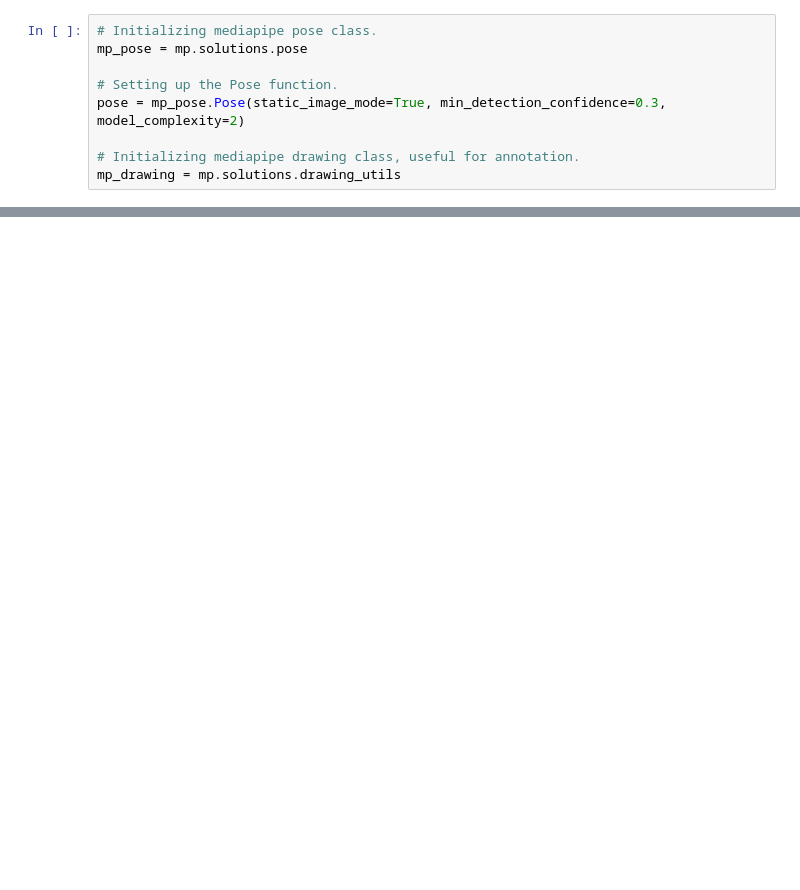
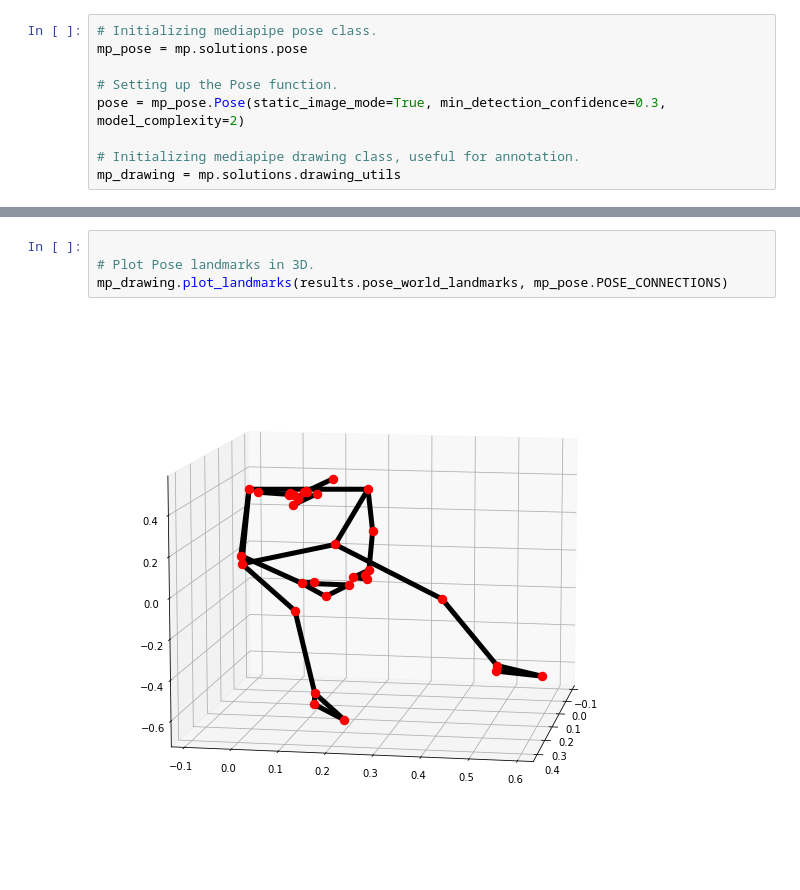
Before and after one commit to rakiiibul/Classification-of-work-out-pose_Deep-learning, a Jupyter notebook: mediapipe.ipynb, the cells around one changed output, grey strips where cells are left out. Cells and saved outputs as stored; diff of their text form; blank space fills up the shorter version.

```diff
--- a/mediapipe.ipynb
+++ b/mediapipe.ipynb
@@ -58,0 +78,6 @@ mp_drawing = mp.solutions.drawing_utils
+# %%
+
+# Plot Pose landmarks in 3D.
+mp_drawing.plot_landmarks(results.pose_world_landmarks, mp_pose.POSE_CONNECTIONS)
+# %% [output]
+[figure, added]
```
Also changed, not shown: parts of 13 cells of this notebook, 4 other files.
